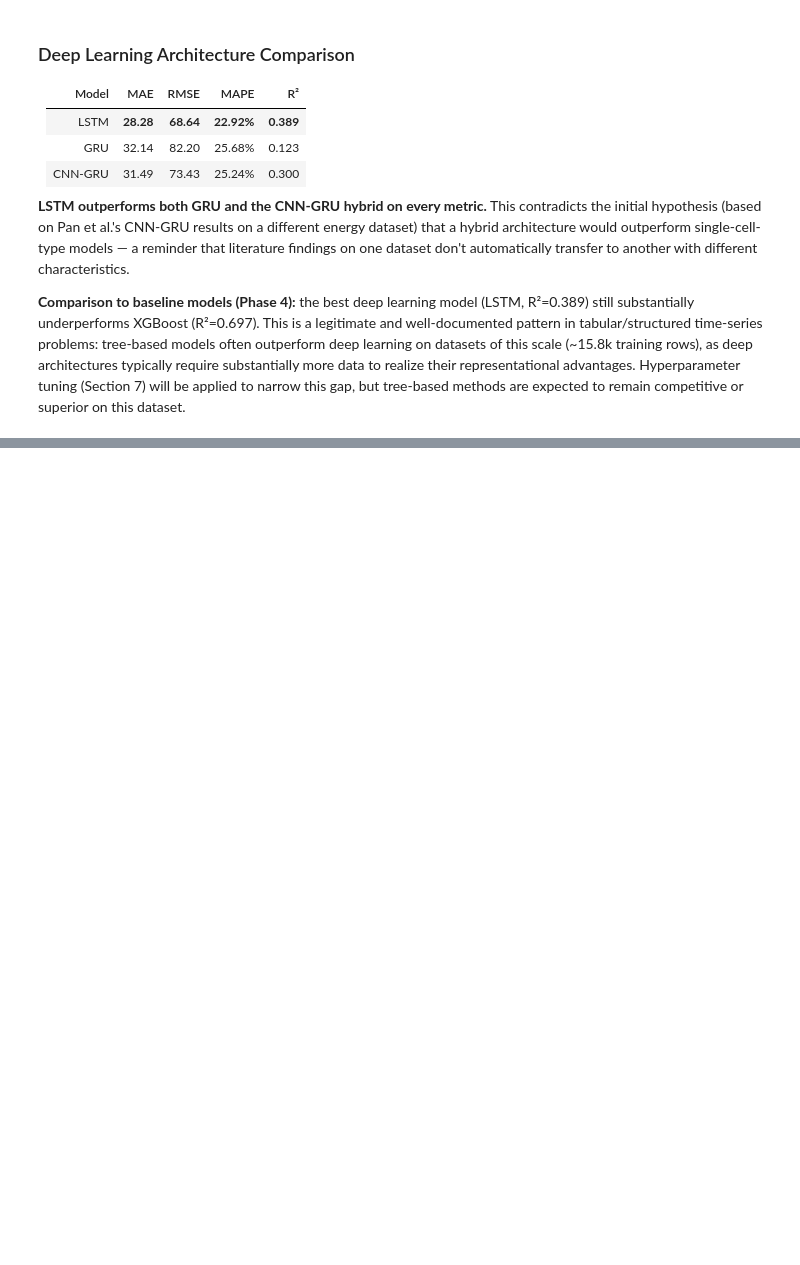
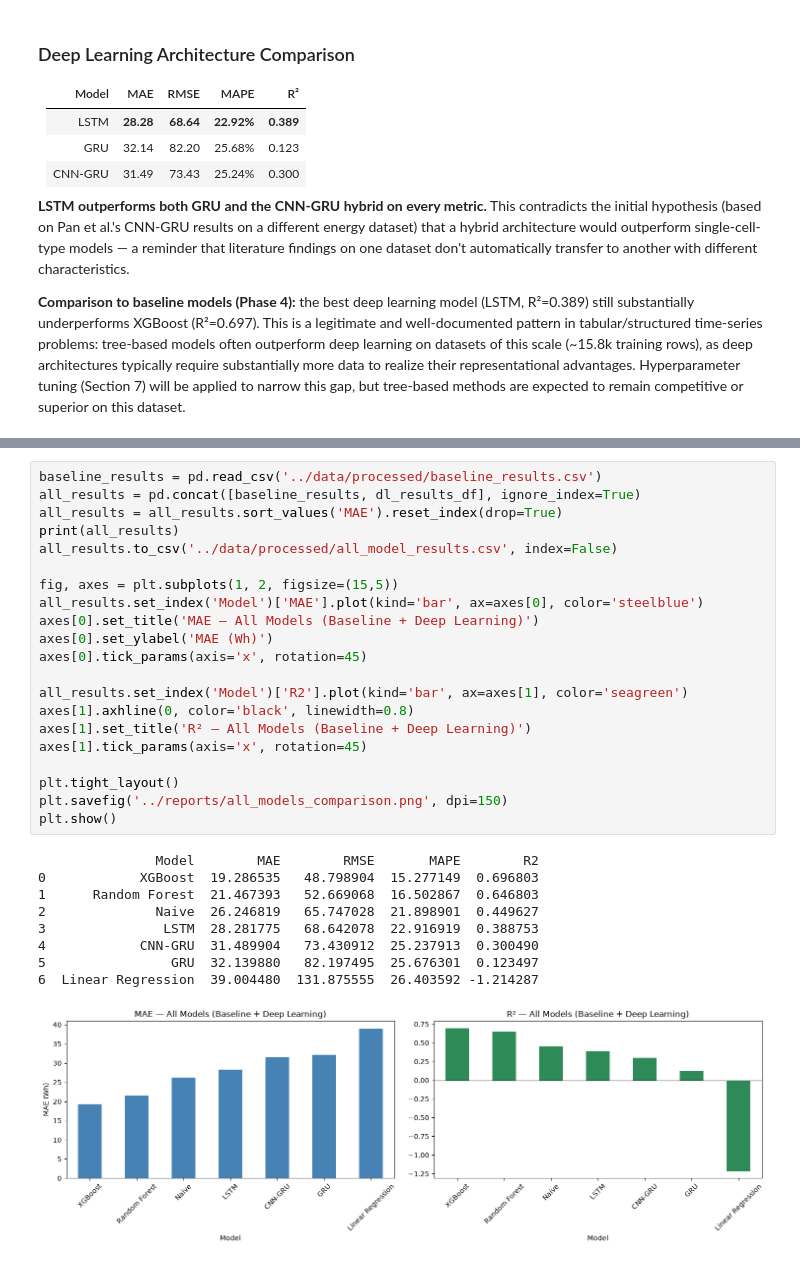
Before and after one commit to gamodyarajasooriya/appliance-energy-prediction-dl-, a Jupyter notebook: notebooks/04_deep_learning_models.ipynb, the cells around one changed output, grey strips where cells are left out. Saved outputs shown, nothing was run; the diff lists cells and outputs as text; blank space fills up the shorter version.

```diff
--- a/notebooks/04_deep_learning_models.ipynb
+++ b/notebooks/04_deep_learning_models.ipynb
@@ -363,0 +379,31 @@ narrow this gap, but tree-based methods are expected to remain competitive or su
+# %%
+baseline_results = pd.read_csv('../data/processed/baseline_results.csv')
+all_results = pd.concat([baseline_results, dl_results_df], ignore_index=True)
+all_results = all_results.sort_values('MAE').reset_index(drop=True)
+print(all_results)
+all_results.to_csv('../data/processed/all_model_results.csv', index=False)
+
+fig, axes = plt.subplots(1, 2, figsize=(15,5))
+all_results.set_index('Model')['MAE'].plot(kind='bar', ax=axes[0], color='steelblue')
+axes[0].set_title('MAE — All Models (Baseline + Deep Learning)')
+axes[0].set_ylabel('MAE (Wh)')
+axes[0].tick_params(axis='x', rotation=45)
+
+all_results.set_index('Model')['R2'].plot(kind='bar', ax=axes[1], color='seagreen')
+axes[1].axhline(0, color='black', linewidth=0.8)
+axes[1].set_title('R² — All Models (Baseline + Deep Learning)')
+axes[1].tick_params(axis='x', rotation=45)
+
+plt.tight_layout()
+plt.savefig('../reports/all_models_comparison.png', dpi=150)
+plt.show()
+# %% [output]
+               Model        MAE        RMSE       MAPE        R2
+0            XGBoost  19.286535   48.798904  15.277149  0.696803
+1      Random Forest  21.467393   52.669068  16.502867  0.646803
+2              Naive  26.246819   65.747028  21.898901  0.449627
+3               LSTM  28.281775   68.642078  22.916919  0.388753
+4            CNN-GRU  31.489904   73.430912  25.237913  0.300490
+5                GRU  32.139880   82.197495  25.676301  0.123497
+6  Linear Regression  39.004480  131.875555  26.403592 -1.214287
+[figure, added]
```
Also changed, not shown: parts of 4 cells of this notebook, 5 other files.
